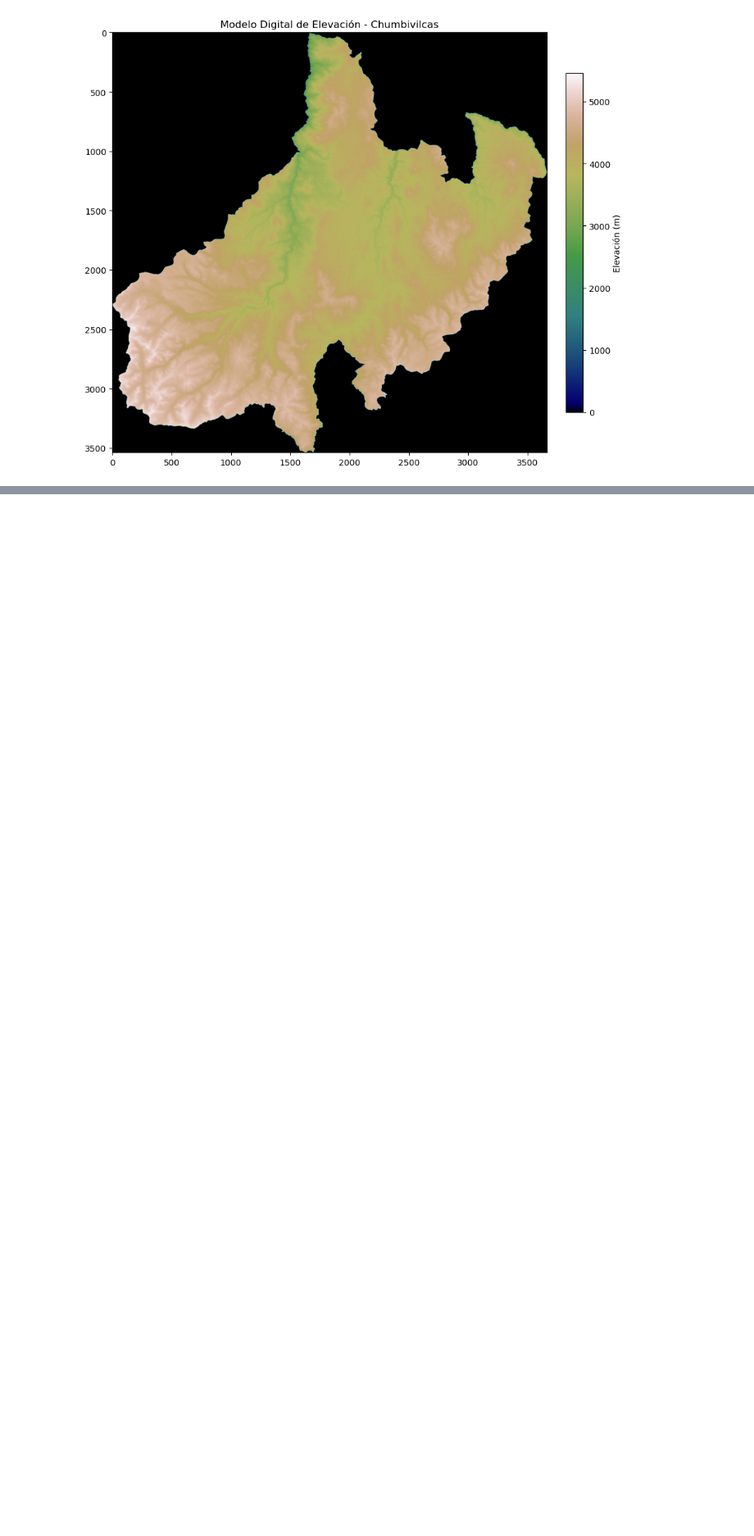
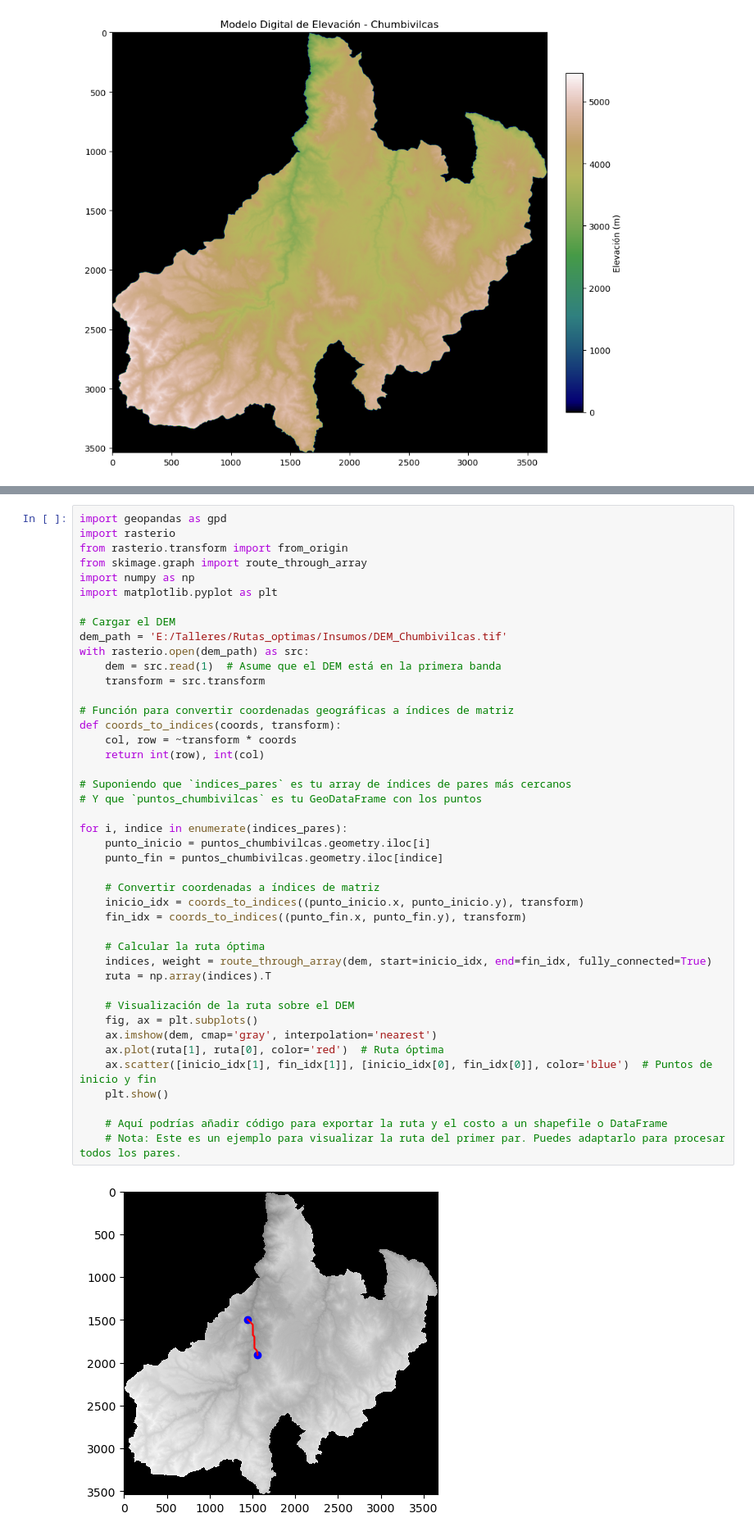
Before and after one commit to mario199745/Rutas_optimas, a Jupyter notebook: script/route_optimal.ipynb, the cells around one changed output, grey strips where cells are left out. Shown at 82% size. Drawn from its saved outputs; the diff is of its cells as text; blank space fills up the shorter version.

```diff
--- a/script/route_optimal.ipynb
+++ b/script/route_optimal.ipynb
@@ -127,0 +186,45 @@ plt.show()
+# %%
+import geopandas as gpd
+import rasterio
+from rasterio.transform import from_origin
+from skimage.graph import route_through_array
+import numpy as np
+import matplotlib.pyplot as plt
+
+# Cargar el DEM
+dem_path = 'E:/Talleres/Rutas_optimas/Insumos/DEM_Chumbivilcas.tif'
+with rasterio.open(dem_path) as src:
+    dem = src.read(1)  # Asume que el DEM está en la primera banda
+    transform = src.transform
+
+# Función para convertir coordenadas geográficas a índices de matriz
+def coords_to_indices(coords, transform):
+    col, row = ~transform * coords
+    return int(row), int(col)
+
+# Suponiendo que `indices_pares` es tu array de índices de pares más cercanos
+# Y que `puntos_chumbivilcas` es tu GeoDataFrame con los puntos
+
+for i, indice in enumerate(indices_pares):
+    punto_inicio = puntos_chumbivilcas.geometry.iloc[i]
+    punto_fin = puntos_chumbivilcas.geometry.iloc[indice]
+
+    # Convertir coordenadas a índices de matriz
+    inicio_idx = coords_to_indices((punto_inicio.x, punto_inicio.y), transform)
+    fin_idx = coords_to_indices((punto_fin.x, punto_fin.y), transform)
+
+    # Calcular la ruta óptima
+    indices, weight = route_through_array(dem, start=inicio_idx, end=fin_idx, fully_connected=True)
+    ruta = np.array(indices).T
+
+    # Visualización de la ruta sobre el DEM
+    fig, ax = plt.subplots()
+    ax.imshow(dem, cmap='gray', interpolation='nearest')
+    ax.plot(ruta[1], ruta[0], color='red')  # Ruta óptima
+    ax.scatter([inicio_idx[1], fin_idx[1]], [inicio_idx[0], fin_idx[0]], color='blue')  # Puntos de inicio y fin
+    plt.show()
+
+    # Aquí podrías añadir código para exportar la ruta y el costo a un shapefile o DataFrame
+    # Nota: Este es un ejemplo para visualizar la ruta del primer par. Puedes adaptarlo para procesar todos los pares.
+# %% [output]
+[figure, added]
```
Also changed, not shown: parts of 11 cells of this notebook, 6 other files.
